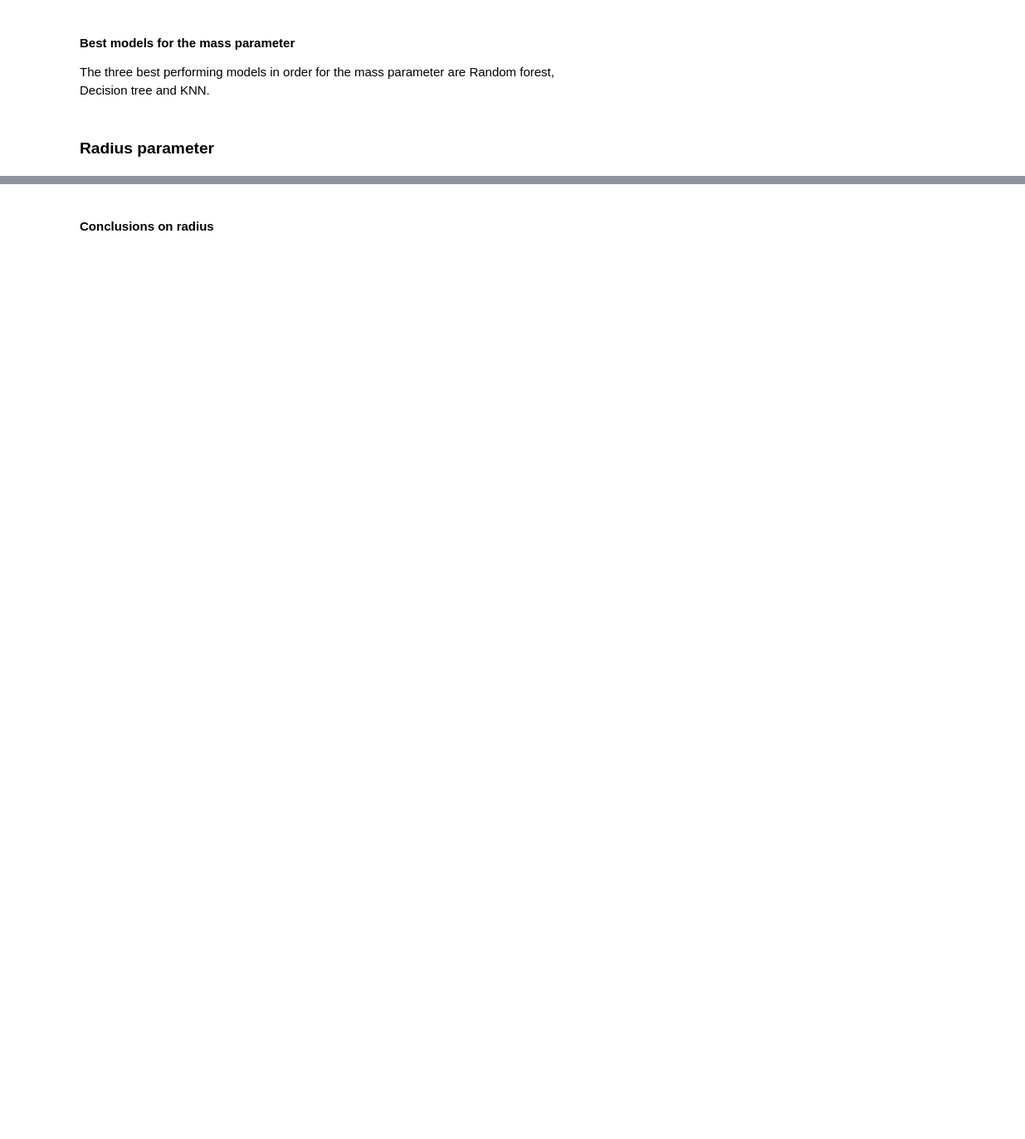
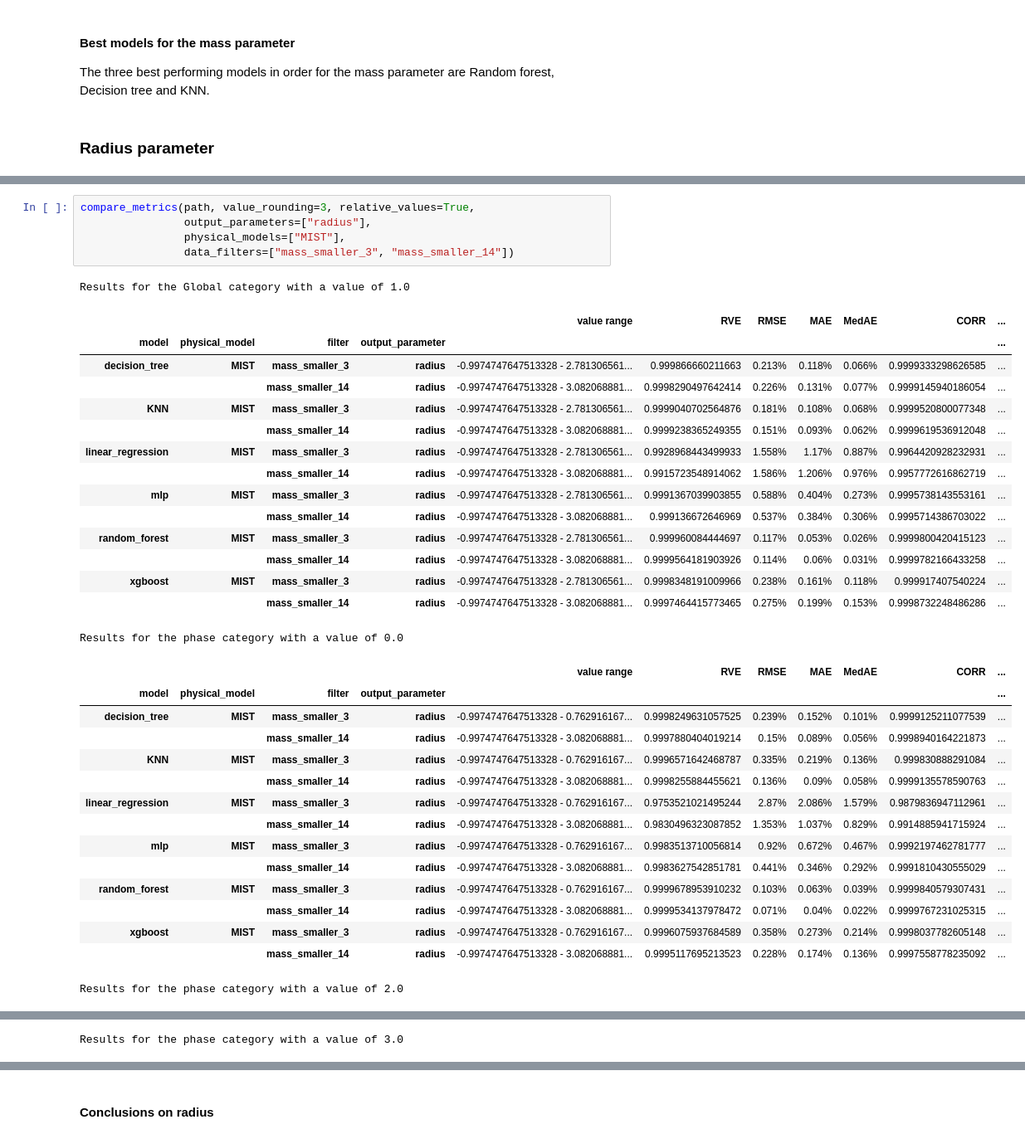
Before and after one commit to anpirott/thesis, a Jupyter notebook: notebooks/ML/method_ML/Model_A_partial/default_models/MIST/compare_model_results.ipynb, the cells around one changed output, grey strips where cells are left out. Shown at 83% size. Cells and saved outputs as stored; diff of their text form; blank space fills up the shorter version.

```diff
--- a/notebooks/ML/method_ML/Model_A_partial/default_models/MIST/compare_model_results.ipynb
+++ b/notebooks/ML/method_ML/Model_A_partial/default_models/MIST/compare_model_results.ipynb
@@ -386,0 +452,37 @@ Results for the phase category with a value of 3.0
+# %%
+compare_metrics(path, value_rounding=3, relative_values=True,
+                output_parameters=["radius"],
+                physical_models=["MIST"],
+                data_filters=["mass_smaller_3", "mass_smaller_14"])
+# %% [output]
+Results for the Global category with a value of 1.0
+|  |  |  |  | value range | RVE | RMSE | MAE | MedAE | CORR | ... |
+| model | physical_model | filter | output_parameter |  |  |  |  |  |  | ... |
+| decision_tree | MIST | mass_smaller_3 | radius | -0.9974747647513328 - 2.781306561... | 0.999866660211663 | 0.213% | 0.118% | 0.066% | 0.9999333298626585 | ... |
+|  |  | mass_smaller_14 | radius | -0.9974747647513328 - 3.082068881... | 0.9998290497642414 | 0.226% | 0.131% | 0.077% | 0.9999145940186054 | ... |
+| KNN | MIST | mass_smaller_3 | radius | -0.9974747647513328 - 2.781306561... | 0.9999040702564876 | 0.181% | 0.108% | 0.068% | 0.9999520800077348 | ... |
+|  |  | mass_smaller_14 | radius | -0.9974747647513328 - 3.082068881... | 0.9999238365249355 | 0.151% | 0.093% | 0.062% | 0.9999619536912048 | ... |
+| linear_regression | MIST | mass_smaller_3 | radius | -0.9974747647513328 - 2.781306561... | 0.9928968443499933 | 1.558% | 1.17% | 0.887% | 0.9964420928232931 | ... |
+|  |  | mass_smaller_14 | radius | -0.9974747647513328 - 3.082068881... | 0.9915723548914062 | 1.586% | 1.206% | 0.976% | 0.9957772616862719 | ... |
+| mlp | MIST | mass_smaller_3 | radius | -0.9974747647513328 - 2.781306561... | 0.9991367039903855 | 0.588% | 0.404% | 0.273% | 0.9995738143553161 | ... |
+|  |  | mass_smaller_14 | radius | -0.9974747647513328 - 3.082068881... | 0.999136672646969 | 0.537% | 0.384% | 0.306% | 0.9995714386703022 | ... |
+| random_forest | MIST | mass_smaller_3 | radius | -0.9974747647513328 - 2.781306561... | 0.999960084444697 | 0.117% | 0.053% | 0.026% | 0.9999800420415123 | ... |
+|  |  | mass_smaller_14 | radius | -0.9974747647513328 - 3.082068881... | 0.9999564181903926 | 0.114% | 0.06% | 0.031% | 0.9999782166433258 | ... |
+| xgboost | MIST | mass_smaller_3 | radius | -0.9974747647513328 - 2.781306561... | 0.9998348191009966 | 0.238% | 0.161% | 0.118% | 0.999917407540224 | ... |
+|  |  | mass_smaller_14 | radius | -0.9974747647513328 - 3.082068881... | 0.9997464415773465 | 0.275% | 0.199% | 0.153% | 0.9998732248486286 | ... |
+Results for the phase category with a value of 0.0
+|  |  |  |  | value range | RVE | RMSE | MAE | MedAE | CORR | ... |
+| model | physical_model | filter | output_parameter |  |  |  |  |  |  | ... |
+| decision_tree | MIST | mass_smaller_3 | radius | -0.9974747647513328 - 0.762916167... | 0.9998249631057525 | 0.239% | 0.152% | 0.101% | 0.9999125211077539 | ... |
+|  |  | mass_smaller_14 | radius | -0.9974747647513328 - 3.082068881... | 0.9997880404019214 | 0.15% | 0.089% | 0.056% | 0.9998940164221873 | ... |
+| KNN | MIST | mass_smaller_3 | radius | -0.9974747647513328 - 0.762916167... | 0.9996571642468787 | 0.335% | 0.219% | 0.136% | 0.999830888291084 | ... |
+|  |  | mass_smaller_14 | radius | -0.9974747647513328 - 3.082068881... | 0.9998255884455621 | 0.136% | 0.09% | 0.058% | 0.9999135578590763 | ... |
+| linear_regression | MIST | mass_smaller_3 | radius | -0.9974747647513328 - 0.762916167... | 0.9753521021495244 | 2.87% | 2.086% | 1.579% | 0.9879836947112961 | ... |
+|  |  | mass_smaller_14 | radius | -0.9974747647513328 - 3.082068881... | 0.9830496323087852 | 1.353% | 1.037% | 0.829% | 0.9914885941715924 | ... |
+| mlp | MIST | mass_smaller_3 | radius | -0.9974747647513328 - 0.762916167... | 0.9983513710056814 | 0.92% | 0.672% | 0.467% | 0.9992197462781777 | ... |
+|  |  | mass_smaller_14 | radius | -0.9974747647513328 - 3.082068881... | 0.9983627542851781 | 0.441% | 0.346% | 0.292% | 0.9991810430555029 | ... |
+| random_forest | MIST | mass_smaller_3 | radius | -0.9974747647513328 - 0.762916167... | 0.9999678953910232 | 0.103% | 0.063% | 0.039% | 0.9999840579307431 | ... |
+|  |  | mass_smaller_14 | radius | -0.9974747647513328 - 3.082068881... | 0.9999534137978472 | 0.071% | 0.04% | 0.022% | 0.9999767231025315 | ... |
+| xgboost | MIST | mass_smaller_3 | radius | -0.9974747647513328 - 0.762916167... | 0.9996075937684589 | 0.358% | 0.273% | 0.214% | 0.9998037782605148 | ... |
+|  |  | mass_smaller_14 | radius | -0.9974747647513328 - 3.082068881... | 0.9995117695213523 | 0.228% | 0.174% | 0.136% | 0.9997558778235092 | ... |
+Results for the phase category with a value of 2.0
@@ -386,0 +503 @@ Results for the phase category with a value of 3.0
+Results for the phase category with a value of 3.0
```
Also changed, not shown: parts of 9 cells of this notebook, 1 other file.
